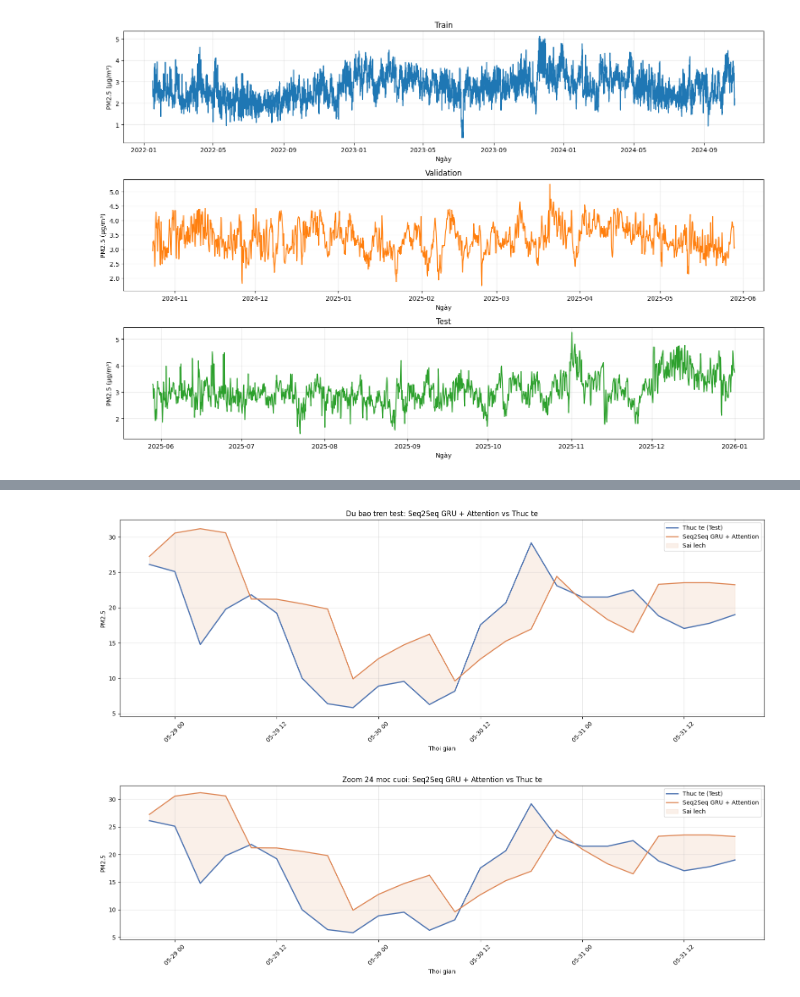
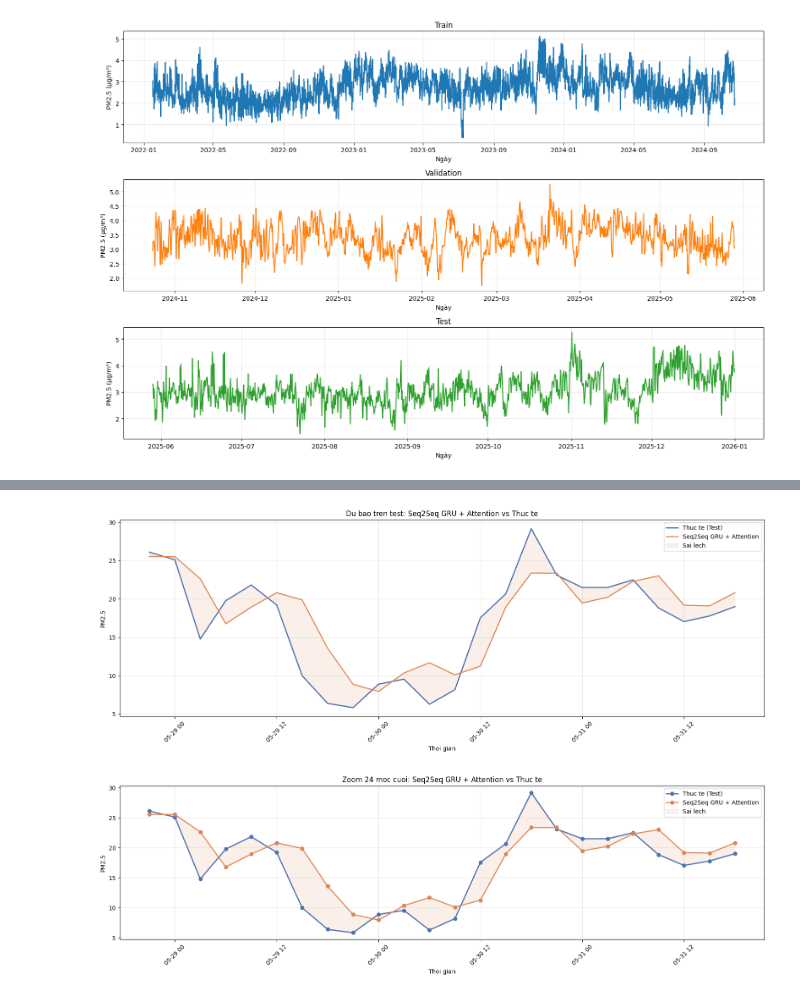
Before and after one commit to HoangHumg1210/hoankiem-air-quality-forecasting, a Jupyter notebook: notebooks/06_gru.ipynb, the cells around one changed output, grey strips where cells are left out. Saved outputs shown, nothing was run; the diff lists cells and outputs as text; code cells hidden in the pictures.

```diff
--- a/notebooks/06_gru.ipynb
+++ b/notebooks/06_gru.ipynb
@@ -466,7 +597,7 @@ Bộ đặc trưng production mặc định: ['PM25_lag_1', 'PM25_lag_8', 'PM25_
 # %%
 # ===== Quick benchmark config for 3H aggregated data =====
-LOOKBACK = 56                 # 56 x 3H = 168H = 7 ngay lich su
-CHUNK_HORIZON = 4             # 4 x 3H = 12H moi chunk
+LOOKBACK = 72                 # 56 x 3H = 168H = 7 ngay lich su
+CHUNK_HORIZON = 1             # 4 x 3H = 12H moi chunk
 ROLLOUT_HORIZON = 24          # 24 x 3H = 72H rollout
 N_CHUNKS = ROLLOUT_HORIZON // CHUNK_HORIZON
 HORIZON = CHUNK_HORIZON
@@ -482,7 +613,7 @@ SELECTED_FEATURE_SET = "all"
 OPTIMISTIC_FEATURE_SET = "optimistic_v1"
 INNER_VAL_SIZE = 56           # 56 x 3H = 7 ngay inner validation
 PEAK_QUANTILE = 0.90
-PEAK_WEIGHT = 3.0      # giảm trọng số peak lúc benchmark
+PEAK_WEIGHT = 2.0      # giảm trọng số peak lúc benchmark
 HUBER_DELTA = 1.0
 ROLLING_POLICY = "assimilated"
 FEATURE_SET_COMPARE = [SELECTED_FEATURE_SET, OPTIMISTIC_FEATURE_SET]
@@ -544,7 +675,7 @@ def build_gru_model(
     dense_units=128,
     dropout=0.2,
     recurrent_dropout=0.0,
-    learning_rate=5e-4,
+    learning_rate=2e-4,
     loss_fn="mse",
     l2_reg=0.0,
     clipnorm=1.0,
@@ -1498,34 +1831,34 @@ Tong so moc du lieu: 24
 # %%
 plot_df = prediction_table.copy()
 
 plt.figure(figsize=(16, 6))
 plt.plot(plot_df["timestamp"], plot_df["actual"], label="Thuc te (Test)", linewidth=2.0, color="#4C72B0")
 plt.plot(plot_df["timestamp"], plot_df["prediction"], label=MODEL_LABEL, linewidth=1.8, color="#DD8452")
 plt.fill_between(plot_df["timestamp"], plot_df["actual"], plot_df["prediction"], color="#DD8452", alpha=0.12, label="Sai lech")
 plt.title(f"Du bao tren test: {MODEL_LABEL} vs Thuc te")
 plt.xlabel("Thoi gian")
 plt.ylabel("PM2.5")
 plt.legend()
 plt.grid(alpha=0.3)
 plt.xticks(rotation=45)
 plt.tight_layout()
 plt.show()
 
 zoom_n = min(200, len(plot_df))
 zoom_df = plot_df.tail(zoom_n).copy()
 
 plt.figure(figsize=(16, 5))
-plt.plot(zoom_df["timestamp"], zoom_df["actual"], label="Thuc te (Test)", linewidth=2.0, color="#4C72B0")
-plt.plot(zoom_df["timestamp"], zoom_df["prediction"], label=MODEL_LABEL, linewidth=1.8, color="#DD8452")
+plt.plot(zoom_df["timestamp"], zoom_df["actual"], label="Thuc te (Test)",marker="o", linewidth=2.0, color="#4C72B0")
+plt.plot(zoom_df["timestamp"], zoom_df["prediction"], label=MODEL_LABEL,marker="o", linewidth=1.8, color="#DD8452")
 plt.fill_between(zoom_df["timestamp"], zoom_df["actual"], zoom_df["prediction"], color="#DD8452", alpha=0.12, label="Sai lech")
 plt.title(f"Zoom {zoom_n} moc cuoi: {MODEL_LABEL} vs Thuc te")
 plt.xlabel("Thoi gian")
 plt.ylabel("PM2.5")
 plt.legend()
 plt.grid(alpha=0.3)
 plt.xticks(rotation=45)
 plt.tight_layout()
 plt.show()
 # %% [output]
-[figure, old version]
+[figure, new version]
-[figure, old version]
+[figure, new version]
```
Also changed, not shown: parts of 9 cells of this notebook.
